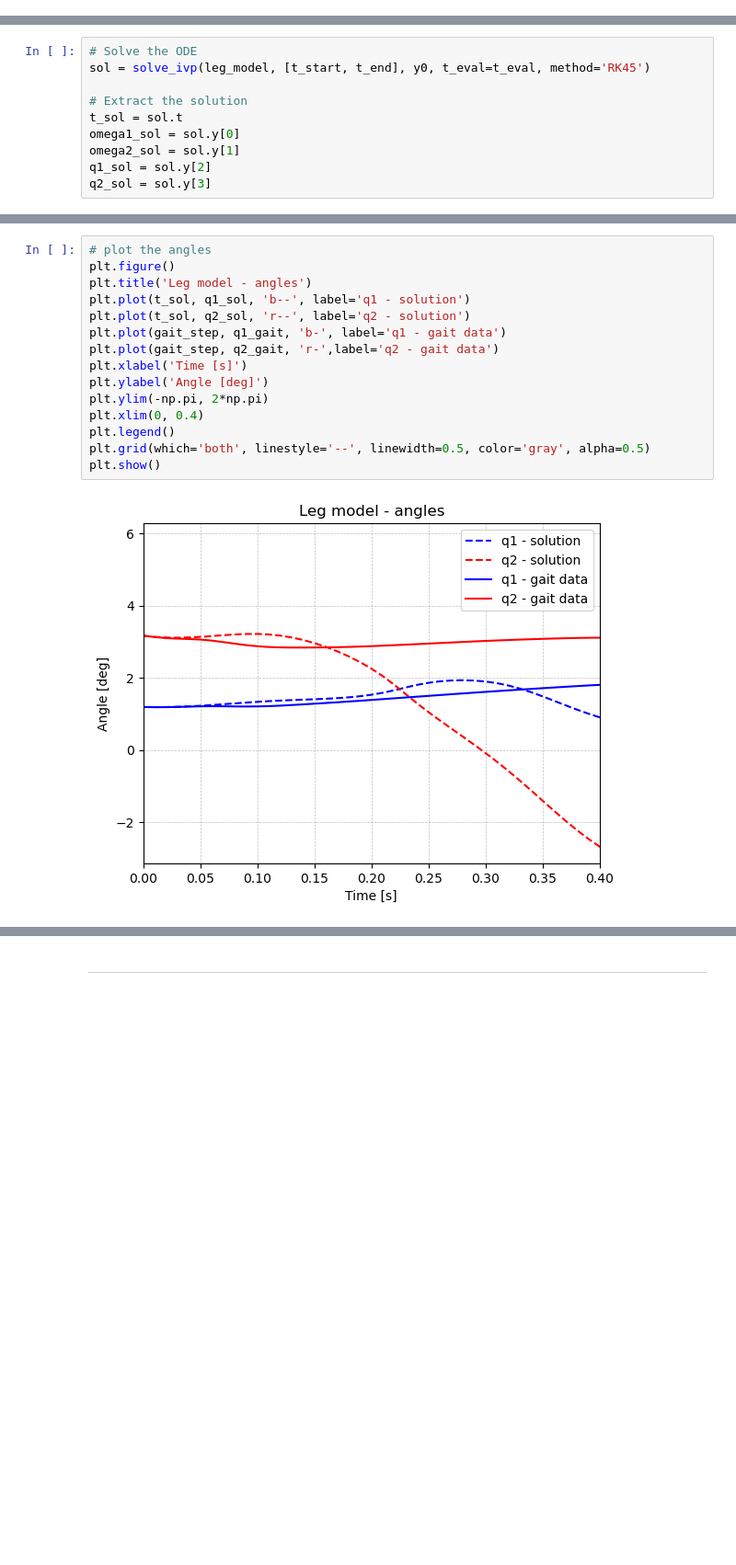
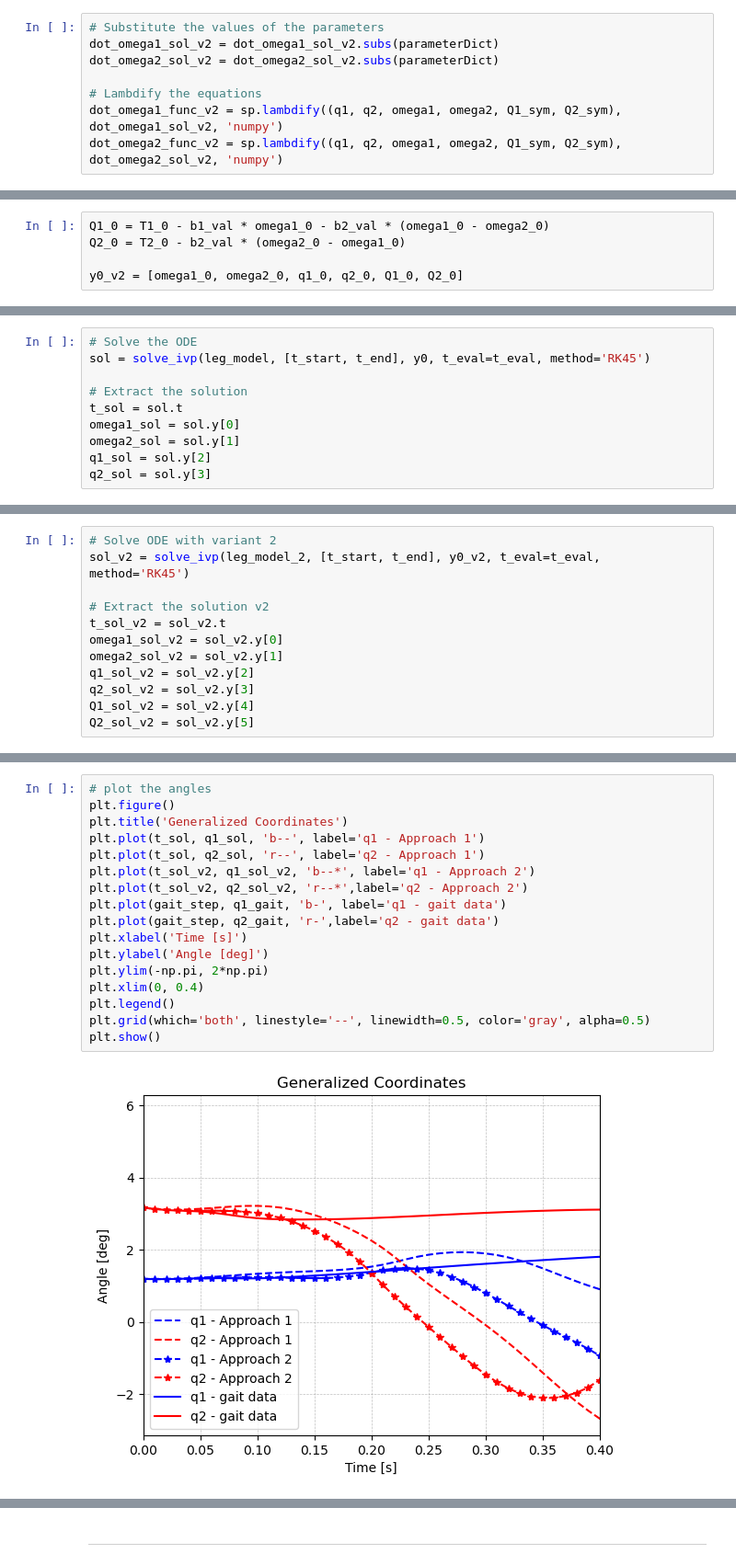
Before and after one commit to whichspaceiam/Computational_Bionics, a Jupyter notebook: Exercise_1/Exercise1.ipynb, the cells around one changed output, grey strips where cells are left out. Shown at 92% size. Cells and saved outputs as stored; diff of their text form; blank space fills up the shorter version.

```diff
--- a/Exercise_1/Exercise1.ipynb
+++ b/Exercise_1/Exercise1.ipynb
@@ -308,3 +338,11 @@ dot_omega2_func = sp.lambdify((q1, q2, omega1, omega2, T1_sym, T2_sym), dot_omeg
+# %%
+# Substitute the values of the parameters
+dot_omega1_sol_v2 = dot_omega1_sol_v2.subs(parameterDict)
+dot_omega2_sol_v2 = dot_omega2_sol_v2.subs(parameterDict)
+
+# Lambdify the equations
+dot_omega1_func_v2 = sp.lambdify((q1, q2, omega1, omega2, Q1_sym, Q2_sym), dot_omega1_sol_v2, 'numpy')
+dot_omega2_func_v2 = sp.lambdify((q1, q2, omega1, omega2, Q1_sym, Q2_sym), dot_omega2_sol_v2, 'numpy')
 # %% [markdown]
 **Read provided Gait Data File:**
 
@@ -389,2 +433,7 @@ y0 = [omega1_0, omega2_0, q1_0, q2_0]
+# %%
+Q1_0 = T1_0 - b1_val * omega1_0 - b2_val * (omega1_0 - omega2_0)
+Q2_0 = T2_0 - b2_val * (omega2_0 - omega1_0)
+
+y0_v2 = [omega1_0, omega2_0, q1_0, q2_0, Q1_0, Q2_0]
 # %% [markdown]
 **ODE System of Equations**
@@ -415,0 +503,12 @@ q2_sol = sol.y[3]
+# %%
+# Solve ODE with variant 2
+sol_v2 = solve_ivp(leg_model_2, [t_start, t_end], y0_v2, t_eval=t_eval, method='RK45')
+
+# Extract the solution v2
+t_sol_v2 = sol_v2.t
+omega1_sol_v2 = sol_v2.y[0]
+omega2_sol_v2 = sol_v2.y[1]
+q1_sol_v2 = sol_v2.y[2]
+q2_sol_v2 = sol_v2.y[3]
+Q1_sol_v2 = sol_v2.y[4]
+Q2_sol_v2 = sol_v2.y[5]
@@ -431,17 +536,19 @@ plt.show()
 # %%
 # plot the angles
 plt.figure()
-plt.title('Leg model - angles')
-plt.plot(t_sol, q1_sol, 'b--', label='q1 - solution')
-plt.plot(t_sol, q2_sol, 'r--', label='q2 - solution')
+plt.title('Generalized Coordinates')
+plt.plot(t_sol, q1_sol, 'b--', label='q1 - Approach 1')
+plt.plot(t_sol, q2_sol, 'r--', label='q2 - Approach 1')
+plt.plot(t_sol_v2, q1_sol_v2, 'b--*', label='q1 - Approach 2')
+plt.plot(t_sol_v2, q2_sol_v2, 'r--*',label='q2 - Approach 2')
 plt.plot(gait_step, q1_gait, 'b-', label='q1 - gait data')
 plt.plot(gait_step, q2_gait, 'r-',label='q2 - gait data')
 plt.xlabel('Time [s]')
 plt.ylabel('Angle [deg]')
 plt.ylim(-np.pi, 2*np.pi)
 plt.xlim(0, 0.4)
 plt.legend()
 plt.grid(which='both', linestyle='--', linewidth=0.5, color='gray', alpha=0.5)
 plt.show()
 # %% [output]
-[figure, old version]
+[figure, new version]
```
Also changed, not shown: parts of 23 cells of this notebook, 1 other file.
